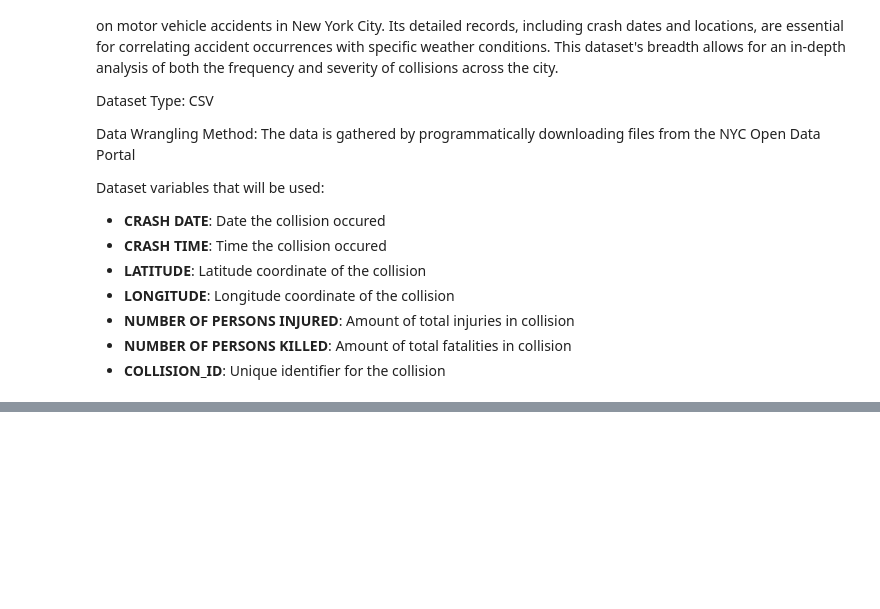
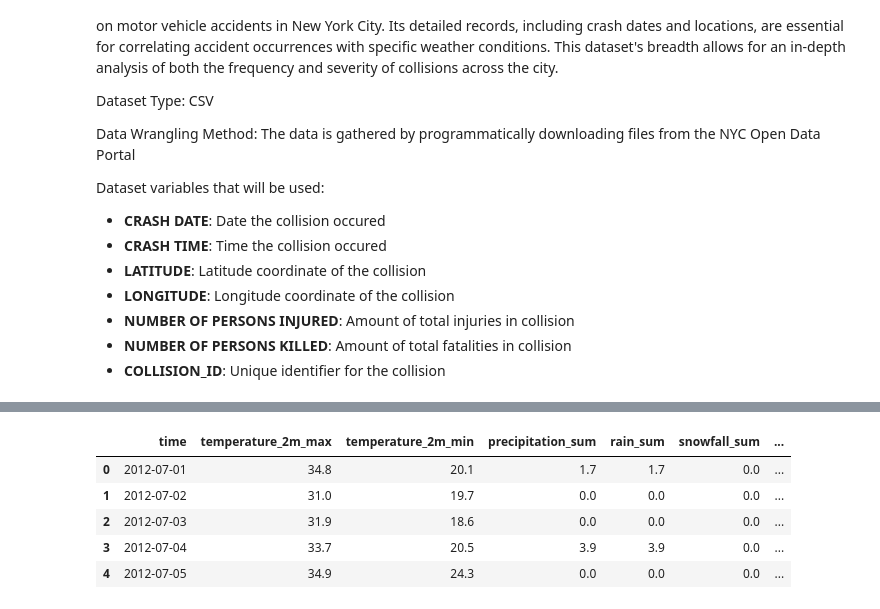
Before and after one commit to aha2270/Weather-Impact-on-Traffic-Accidents-NYC, a Jupyter notebook: Weather-Impact-Analysis.ipynb, the cells around one changed output, grey strips where cells are left out. Cells and saved outputs as stored; diff of their text form; code cells hidden in the pictures; blank space fills up the shorter version.

```diff
--- a/Weather-Impact-Analysis.ipynb
+++ b/Weather-Impact-Analysis.ipynb
@@ -62,0 +154,29 @@ Reading the first 100,000 records from https://data.cityofnewyork.us/api/views/h
+# %%
+# Load in dataset 2
+# Coordinates for Central Park, NYC (approximate)
+nyc_latitude = 40.7831
+nyc_longitude = -73.9712
+
+# Sets a desired data range to compare to motor collision dataset
+start_date = "2012-07-01"
+end_date = "2025-05-28"
+
+# Fetch the data using the created function
+nyc_weather_df = get_open_meteo_historical_weather(
+    nyc_latitude,
+    nyc_longitude,
+    start_date,
+    end_date
+)
+
+# Prints messsage stating if data was retrieved or not and stores file in CSV file once obtained
+if nyc_weather_df is not None:
+    print("NYC historical weather data has been successfully retrieved")
+
+    # Defines the gile name for weather data CSV
+    weather_file_name = "nyc_historical_weather.csv"
+
+    # Converts file to CSV
+    nyc_weather_df.to_csv(weather_file_name, index=True)
+else:
+    print("Failed to retrieve NYC historcal weather data.")
@@ -64,0 +241,9 @@ motor_accident_df.info()
+# %%
+nyc_weather_df.head()
+# %% [output]
+|  | time | temperature_2m_max | temperature_2m_min | precipitation_sum | rain_sum | snowfall_sum | ... |
+| 0 | 2012-07-01 | 34.8 | 20.1 | 1.7 | 1.7 | 0.0 | ... |
+| 1 | 2012-07-02 | 31.0 | 19.7 | 0.0 | 0.0 | 0.0 | ... |
+| 2 | 2012-07-03 | 31.9 | 18.6 | 0.0 | 0.0 | 0.0 | ... |
+| 3 | 2012-07-04 | 33.7 | 20.5 | 3.9 | 3.9 | 0.0 | ... |
+| 4 | 2012-07-05 | 34.9 | 24.3 | 0.0 | 0.0 | 0.0 | ... |
```
Also changed, not shown: parts of 29 cells of this notebook.
